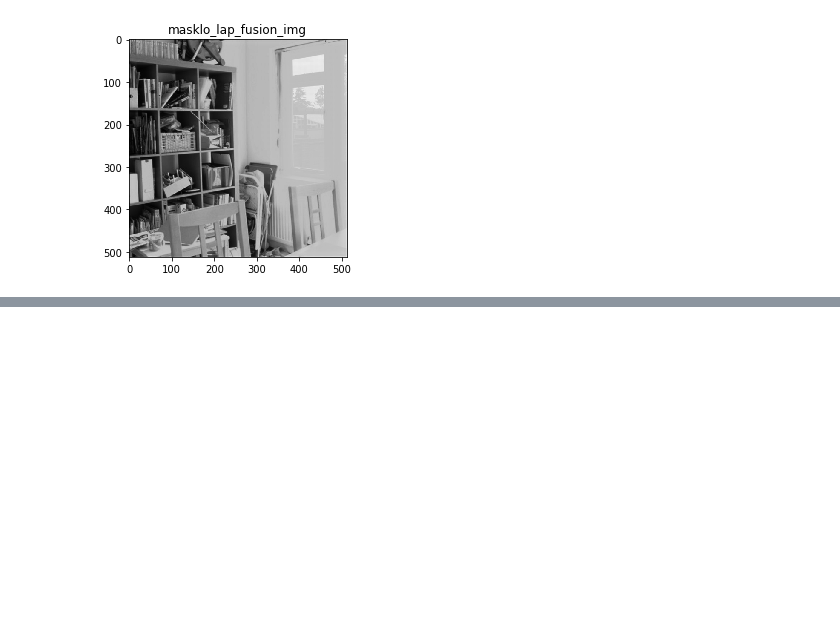
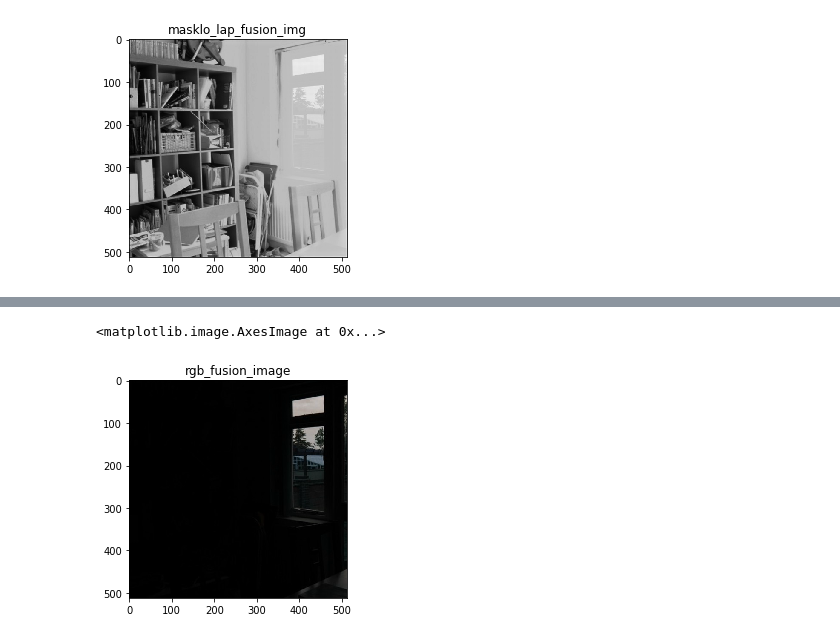
Before and after one commit to sycophant-stone/digital_image_base, a Jupyter notebook: fusion/hdr.ipynb, the cells around one changed output, grey strips where cells are left out. Drawn from its saved outputs; the diff is of its cells as text; code cells hidden in the pictures; blank space fills up the shorter version.

Commit message:
add hdr/ color image

```diff
--- a/fusion/hdr.ipynb
+++ b/fusion/hdr.ipynb
@@ -482,0 +474,8 @@ plt.imshow(masklo_fusion_img)
+# %%
+plt.subplot(1, 1, 1)
+plt.title("rgb_fusion_image")
+plt.imshow(lowImage)
+#print(rgb_fusion_image)
+# %% [output]
+<matplotlib.image.AxesImage at 0x...>
+[figure, added]
```
Also changed, not shown: parts of 11 cells of this notebook, 1 other file.
